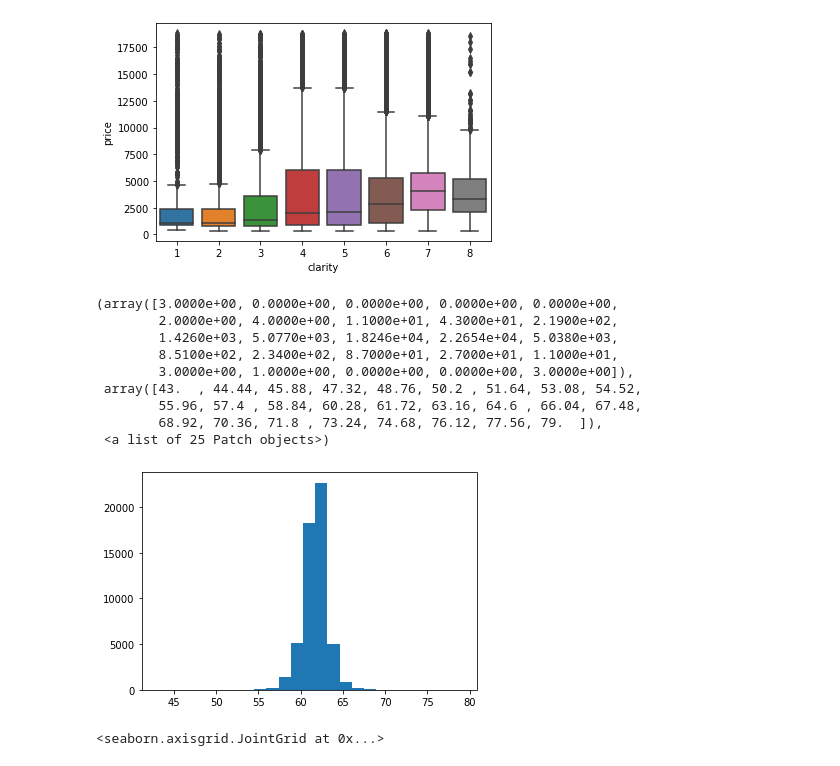
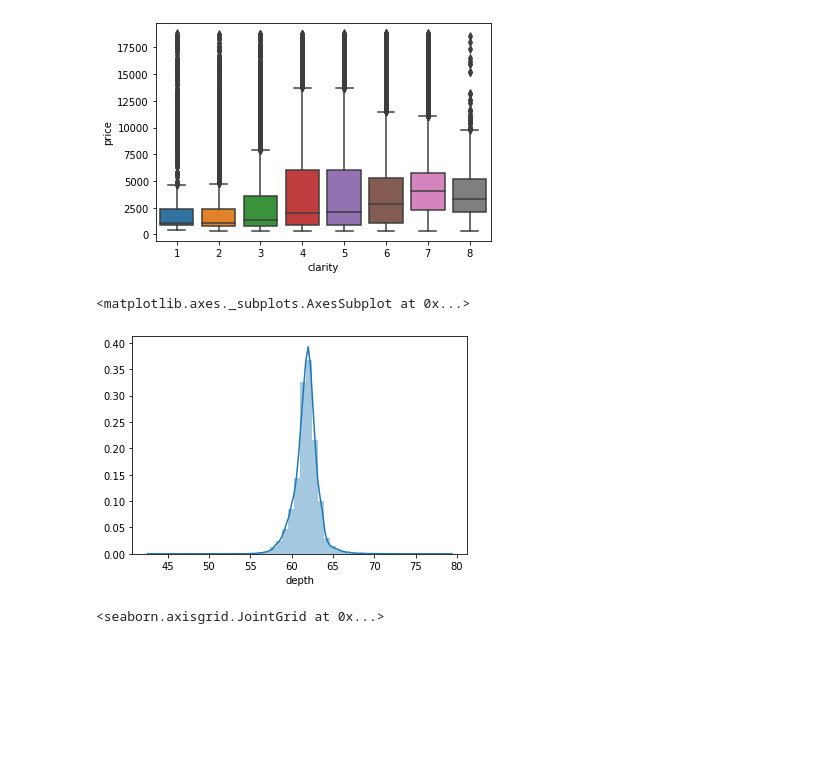
Before and after one commit to AnnaLenaStoe/Diamonds, a Jupyter notebook: diamonds.ipynb, the cells around one changed output. Drawn from its saved outputs; the diff is of its cells as text; code cells hidden in the pictures; blank space fills up the shorter version.

```diff
--- a/diamonds.ipynb
+++ b/diamonds.ipynb
@@ -219,18 +221,11 @@ sns.boxplot(x='clarity', y='price', data=diamond)
 <matplotlib.axes._subplots.AxesSubplot at 0x...>
 [figure]
 # %%
-plt.hist('depth' , data=diamond , bins=25)
+#plt.hist('depth' , data=diamond , bins=25)
+sns.distplot(diamond['depth'])
 # %% [output]
-(array([3.0000e+00, 0.0000e+00, 0.0000e+00, 0.0000e+00, 0.0000e+00,
-        2.0000e+00, 4.0000e+00, 1.1000e+01, 4.3000e+01, 2.1900e+02,
-        1.4260e+03, 5.0770e+03, 1.8246e+04, 2.2654e+04, 5.0380e+03,
-        8.5100e+02, 2.3400e+02, 8.7000e+01, 2.7000e+01, 1.1000e+01,
-        3.0000e+00, 1.0000e+00, 0.0000e+00, 0.0000e+00, 3.0000e+00]),
- array([43.  , 44.44, 45.88, 47.32, 48.76, 50.2 , 51.64, 53.08, 54.52,
-        55.96, 57.4 , 58.84, 60.28, 61.72, 63.16, 64.6 , 66.04, 67.48,
-        68.92, 70.36, 71.8 , 73.24, 74.68, 76.12, 77.56, 79.  ]),
- <a list of 25 Patch objects>)
+<matplotlib.axes._subplots.AxesSubplot at 0x...>
-[figure, old version]
+[figure, new version]
 # %%
 sns.jointplot(x='depth', y='price' , data=diamond , kind='regplot', size=5)
 # %% [output]
```
Also changed, not shown: parts of 22 cells of this notebook.
